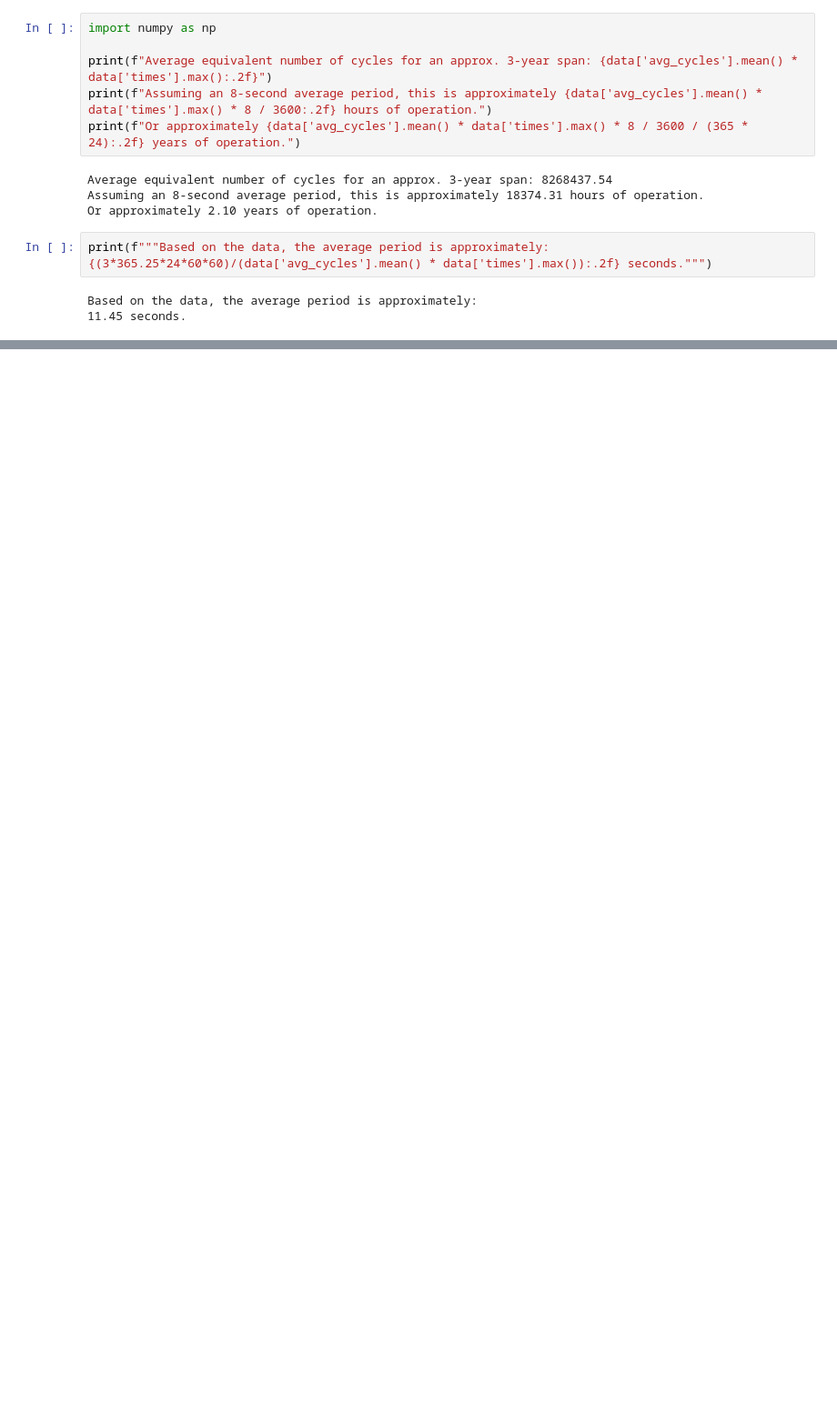
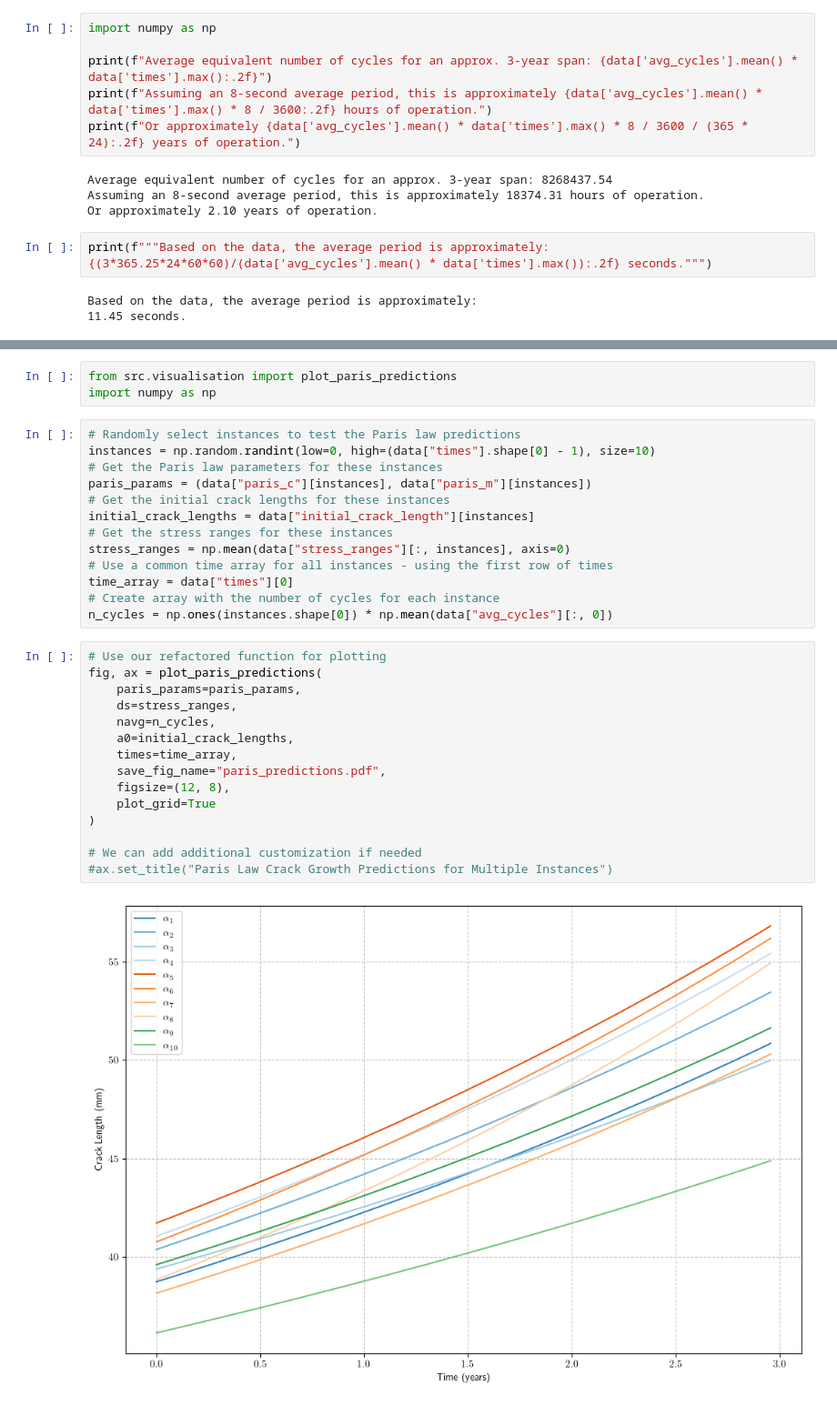
Before and after one commit to nsilionis/hierarchical-crack-growth-monitoring, a Jupyter notebook: notebooks/demo.ipynb, the cells around one changed output, grey strips where cells are left out. Shown at 91% size. Cells and saved outputs as stored; diff of their text form; blank space fills up the shorter version.

```diff
--- a/notebooks/demo.ipynb
+++ b/notebooks/demo.ipynb
@@ -61,2 +61,35 @@ plot_stress_ranges(data["stress_ranges"], save_fig_name="stress_ranges_plot.pdf"
 # %% [output]
 [figure]
+# %%
+from src.visualisation import plot_paris_predictions
+import numpy as np
+# %%
+# Randomly select instances to test the Paris law predictions
+instances = np.random.randint(low=0, high=(data["times"].shape[0] - 1), size=10)
+# Get the Paris law parameters for these instances
+paris_params = (data["paris_c"][instances], data["paris_m"][instances])
+# Get the initial crack lengths for these instances
+initial_crack_lengths = data["initial_crack_length"][instances]
+# Get the stress ranges for these instances
+stress_ranges = np.mean(data["stress_ranges"][:, instances], axis=0)
+# Use a common time array for all instances - using the first row of times
+time_array = data["times"][0]
+# Create array with the number of cycles for each instance
+n_cycles = np.ones(instances.shape[0]) * np.mean(data["avg_cycles"][:, 0])
+# %%
+# Use our refactored function for plotting
+fig, ax = plot_paris_predictions(
+    paris_params=paris_params,
+    ds=stress_ranges,
+    navg=n_cycles,
+    a0=initial_crack_lengths,
+    times=time_array,
+    save_fig_name="paris_predictions.pdf",
+    figsize=(12, 8),
+    plot_grid=True
+)
+
+# We can add additional customization if needed
+#ax.set_title("Paris Law Crack Growth Predictions for Multiple Instances")
+# %% [output]
+[figure, added]
```
Also changed, not shown: parts of 6 cells of this notebook.
